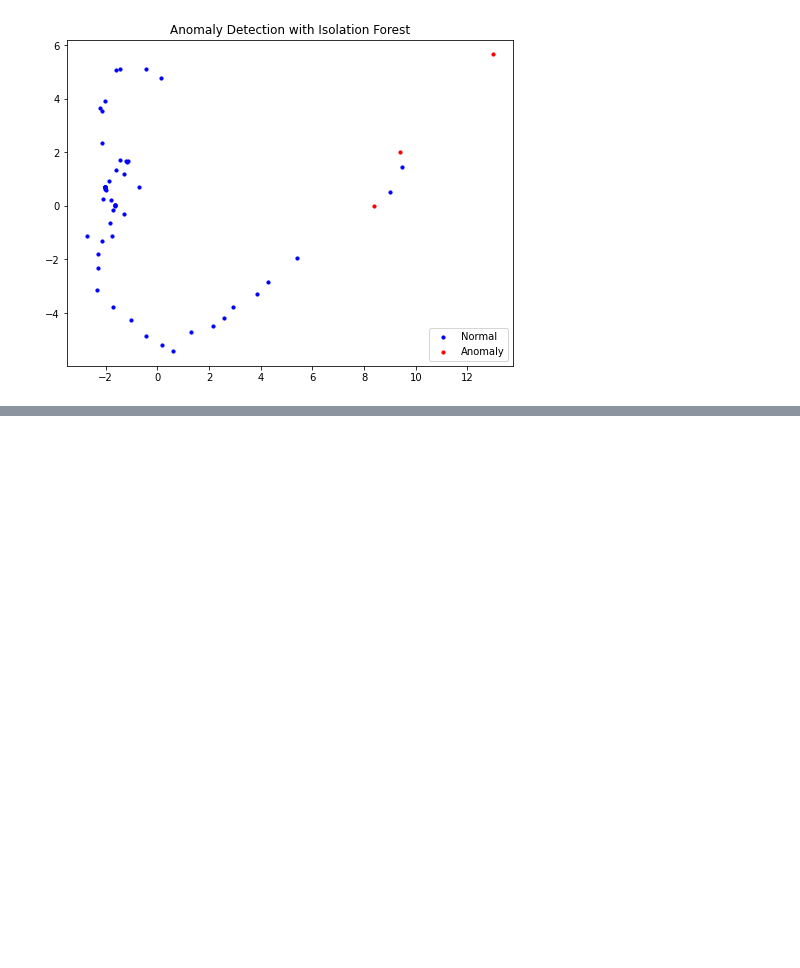
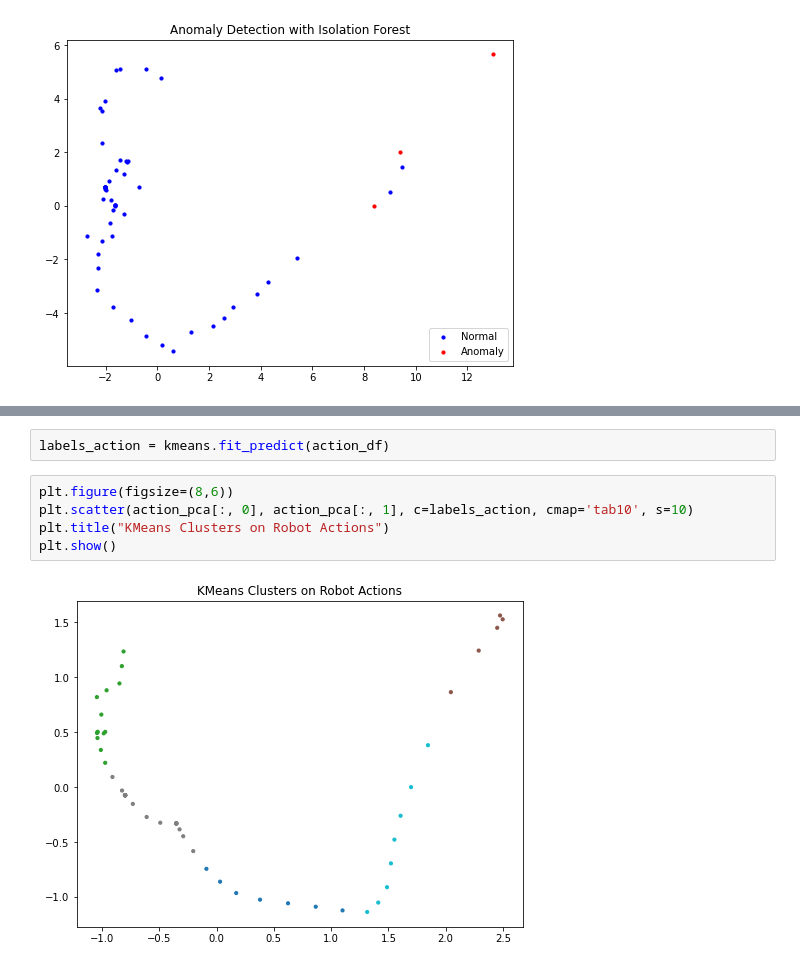
Before and after one commit to dhruvijoshi/KR2, a Jupyter notebook: anomaly_detection.ipynb, the cells around one changed output, grey strips where cells are left out. Drawn from its saved outputs; the diff is of its cells as text; blank space fills up the shorter version.

```diff
--- a/data_explotation.ipynb
+++ b/anomaly_detection.ipynb
@@ -171,0 +191,9 @@ plt.show()
+# %%
+labels_action = kmeans.fit_predict(action_df)
+# %%
+plt.figure(figsize=(8,6))
+plt.scatter(action_pca[:, 0], action_pca[:, 1], c=labels_action, cmap='tab10', s=10)
+plt.title("KMeans Clusters on Robot Actions")
+plt.show()
+# %% [output]
+[figure, added]
```
Also changed, not shown: parts of 8 cells of this notebook, 1 other file.
